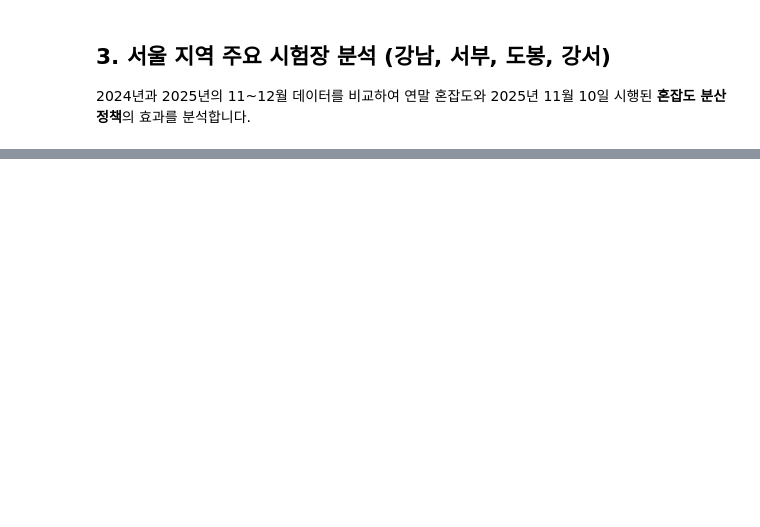
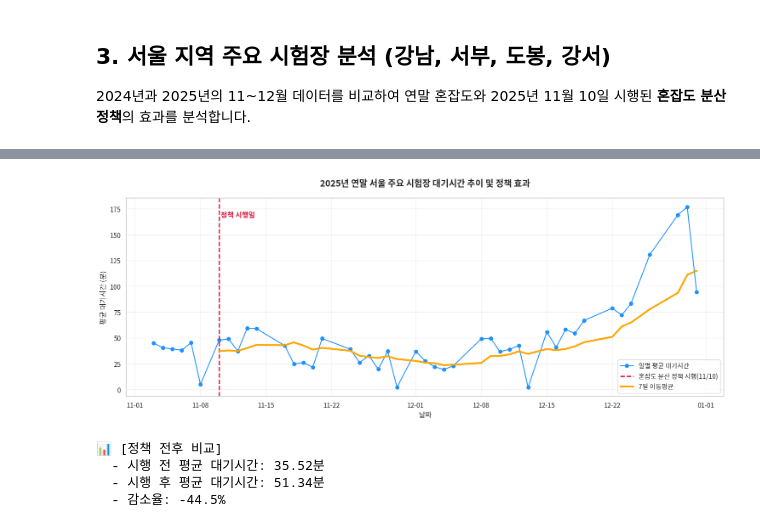
Before and after one commit to KnellBalm/Access_Analysis, a Jupyter notebook: KoRoad_Kiosk_Access.ipynb, the cells around one changed output, grey strips where cells are left out. Saved outputs shown, nothing was run; the diff lists cells and outputs as text; code cells hidden in the pictures; blank space fills up the shorter version.

```diff
--- a/KoRoad_Kiosk_Access.ipynb
+++ b/KoRoad_Kiosk_Access.ipynb
@@ -150,0 +173,53 @@ daily_stats.head()
+# %%
+import matplotlib.dates as mdates
+# ========================================
+# 3.1 대기시간 추이 분석 및 정책 효과 확인
+# ========================================
+
+# 2025년 데이터만 추출
+df_2025 = seoul_df[seoul_df['year'] == 2025].copy()
+df_2025['week'] = df_2025['task_ymd'].dt.isocalendar().week
+
+# 일별 평균 대기시간 계산
+daily_trend = df_2025.groupby('task_ymd')['delay_sec'].mean() / 60
+
+plt.figure(figsize=(15, 6))
+plt.plot(daily_trend.index, daily_trend.values, marker='o', linestyle='-', color='dodgerblue', label='일별 평균 대기시간')
+
+# X축 날짜 포맷팅 (MM-DD)
+plt.gca().xaxis.set_major_formatter(mdates.DateFormatter('%m-%d'))
+plt.gca().xaxis.set_major_locator(mdates.AutoDateLocator())
+
+# 정책 시행일 표시 (2025-11-10)
+policy_date = pd.Timestamp('2025-11-10')
+plt.axvline(x=policy_date, color='crimson', linestyle='--', linewidth=2, label='혼잡도 분산 정책 시행(11/10)')
+plt.text(policy_date, plt.ylim()[1]*0.9, ' 정책 시행일', color='crimson', fontsize=12, fontweight='bold')
+
+# 이동평균 추가 (7일)
+plt.plot(daily_trend.index, daily_trend.rolling(7).mean(), color='orange', linewidth=3, label='7일 이동평균')
+
+plt.title('2025년 연말 서울 주요 시험장 대기시간 추이 및 정책 효과', fontsize=15, fontweight='bold', pad=20)
+plt.xlabel('날짜', fontsize=12)
+plt.ylabel('평균 대기시간 (분)', fontsize=12)
+plt.legend()
+plt.grid(True, alpha=0.3)
+plt.tight_layout()
+plt.show()
+
+# 정책 전후 비교
+pre_policy = daily_trend[daily_trend.index < policy_date].mean()
+post_policy = daily_trend[daily_trend.index >= policy_date].mean()
+
+print(f"📊 [정책 전후 비교]")
+if not pd.isna(pre_policy):
+    print(f"  - 시행 전 평균 대기시간: {pre_policy:.2f}분")
+    print(f"  - 시행 후 평균 대기시간: {post_policy:.2f}분")
+    print(f"  - 감소율: {((pre_policy - post_policy) / pre_policy * 100):.1f}%")
+else:
+    print("데이터가 부족하여 정책 전후 비교를 수행할 수 없습니다.")
+# %% [output]
+[figure, added]
+📊 [정책 전후 비교]
+  - 시행 전 평균 대기시간: 35.52분
+  - 시행 후 평균 대기시간: 51.34분
+  - 감소율: -44.5%
```
Also changed, not shown: parts of 18 cells of this notebook, 2 other files.
